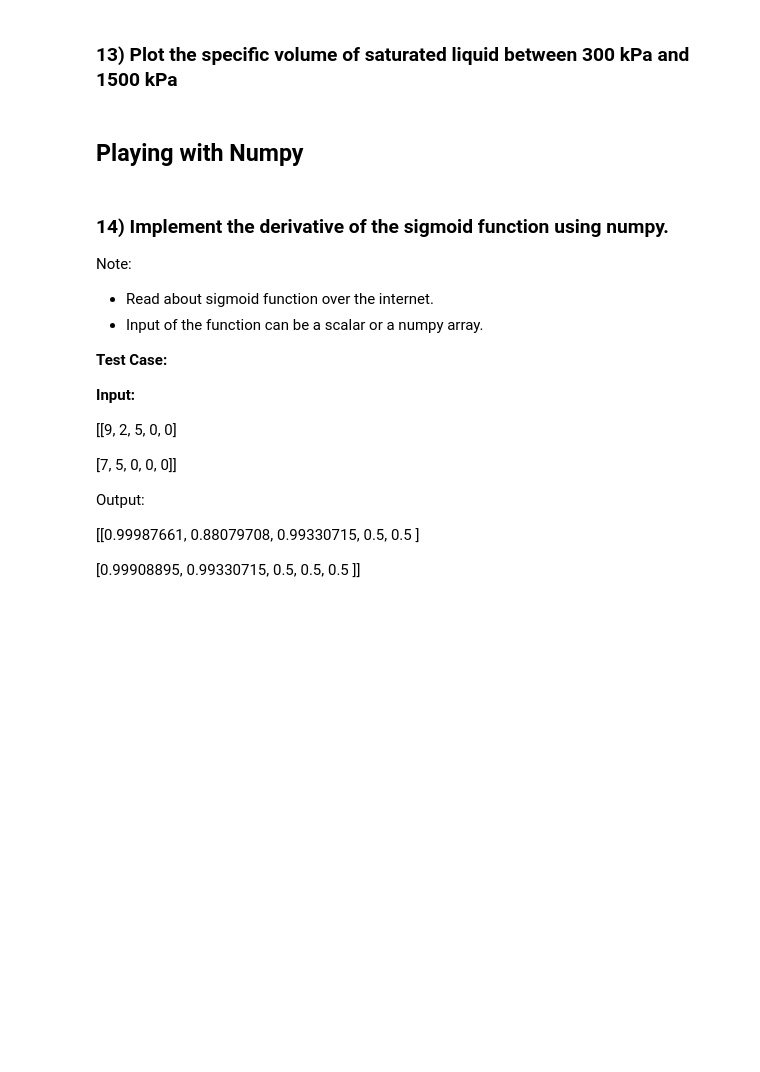
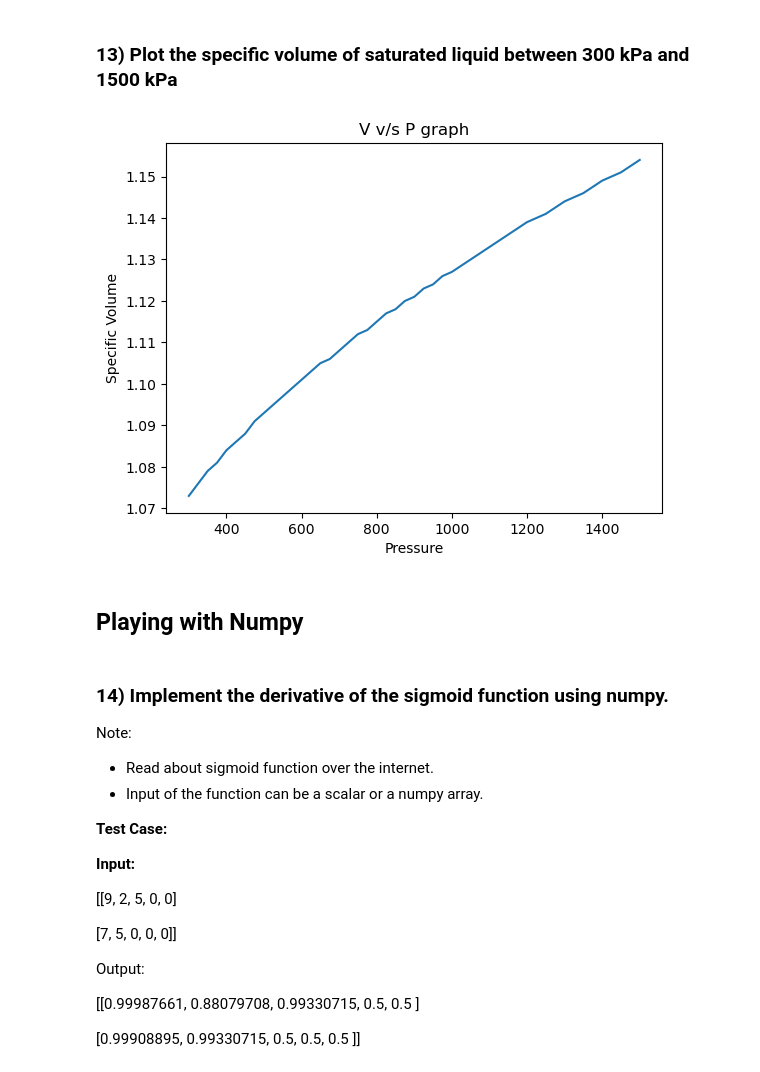
Before and after one commit to ujwalk04/DS-CHE-, a Jupyter notebook: 210944_Saumya_Gupta/Assignment_1/DS_CHE_W1.ipynb, the cells around one changed output. Saved outputs shown, nothing was run; the diff lists cells and outputs as text; code cells hidden in the pictures; blank space fills up the shorter version.

```diff
--- a/210944_Saumya_Gupta/Assignment_1/DS_CHE_W1.ipynb
+++ b/210944_Saumya_Gupta/Assignment_1/DS_CHE_W1.ipynb
@@ -107,3 +177,15 @@ Note:
+# %%
+#your code here
+data = V_data[ (V_data['Pressure'] >= 300) & (V_data['Pressure'] <= 1500)]
+x = data["Pressure"]
+y = data["Liq_Sat"]
+plt.plot(x,y)
+plt.xlabel("Pressure")
+plt.ylabel("Specific Volume")
+plt.title("V v/s P graph")
+plt.show()
+# %% [output]
+[figure, added]
 # %% [markdown]
 ## Playing with Numpy
 # %% [markdown]
```
Also changed, not shown: parts of 18 cells of this notebook.
